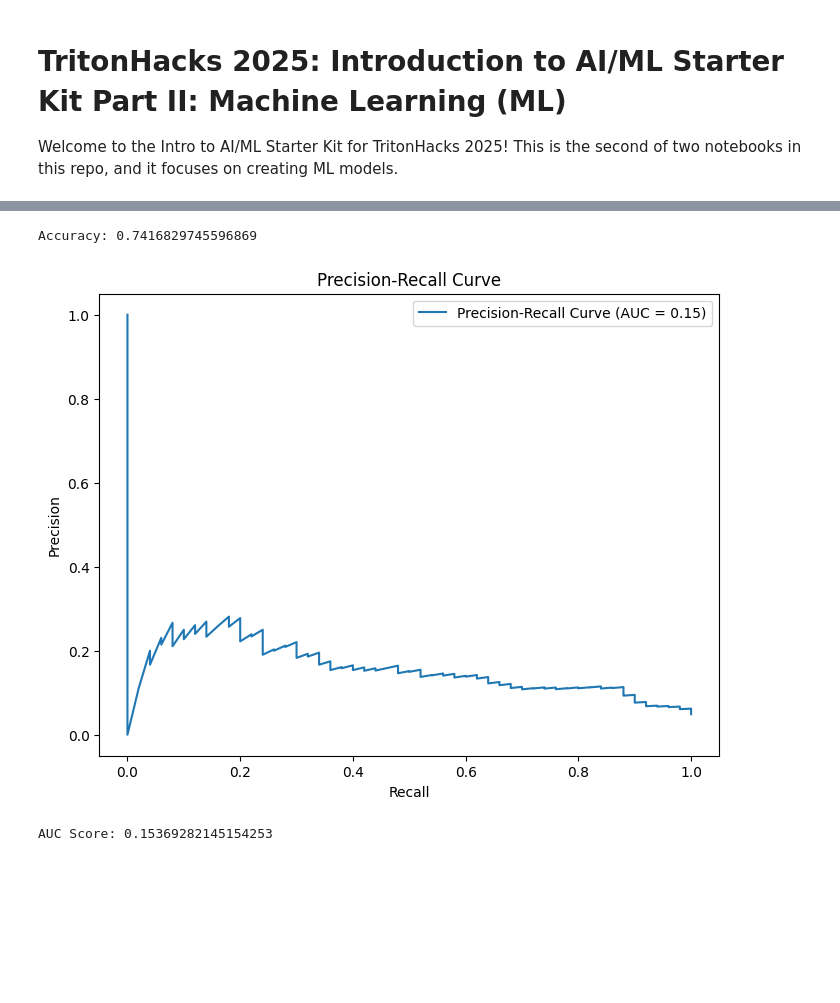
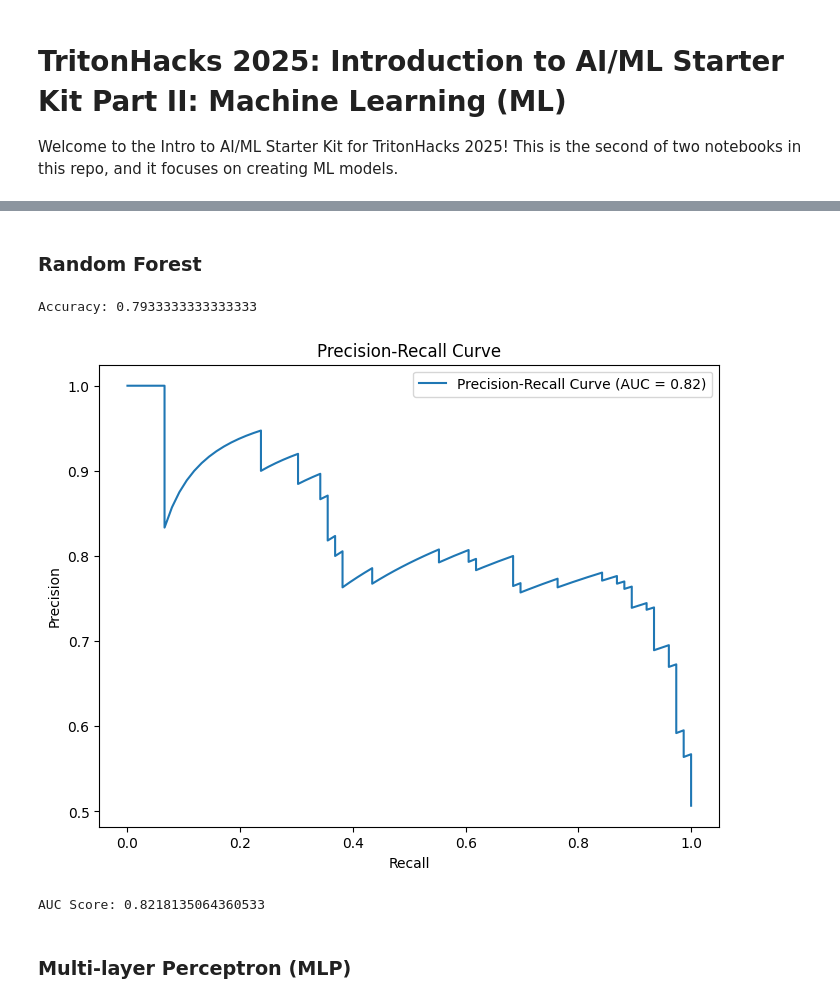
Before and after one commit to nick01as/AI-ML-starter-kit, a Jupyter notebook: ml.ipynb, the cells around one changed output, grey strips where cells are left out. Cells and saved outputs as stored; diff of their text form; code cells hidden in the pictures; blank space fills up the shorter version.

```diff
--- a/ml.ipynb
+++ b/ml.ipynb
@@ -29,10 +74,11 @@ Mounted at /content/drive
 # %%
-# One-hot encoding of Work
+# One-hot encoding
 
 one_hot = pd.get_dummies(
     df,
-    columns=['work_type', 'gender', 'smoking_status', 'Residence_type', 'ever_married'],
-    prefix=['work', 'gender', 'smoking', 'Residence', 'marriage']
+    columns=['gender', 'smoking_status'],
+    prefix=['gender', 'smoking']
 )
 df = one_hot
 df = df.fillna(df.median(numeric_only=True))
+df.head()
@@ -43,0 +101,11 @@ y = df["stroke"]
+# %%
+# Scaling dominant numeric features
+
+to_scale = ['age', 'avg_glucose_level', 'bmi']
+not_scaled = [col for col in X.columns if col not in to_scale]
+
+scaler = StandardScaler() # Z-score normalization
+scaled_part = scaler.fit_transform(X[to_scale])
+scaled_df = pd.DataFrame(scaled_part, columns=to_scale)
+
+X = pd.concat([scaled_df, X[not_scaled].reset_index(drop=True)], axis=1)
@@ -44,4 +117,8 @@ y = df["stroke"]
 # %%
 # Train-Test Spliting
+from imblearn.under_sampling import RandomUnderSampler
 
-X_train, X_test, y_train, y_test = train_test_split(X, y, test_size = 0.2, stratify = y, random_state = 0)
+rus = RandomUnderSampler(random_state=42)
+X_resampled, y_resampled = rus.fit_resample(X, y)
+
+X_train, X_test, y_train, y_test = train_test_split(X_resampled, y_resampled, test_size = 0.3, random_state = 0)
@@ -87,8 +187,10 @@ def precision_recall_score(X_data, y_data, model):
 # %%
 from sklearn.tree import DecisionTreeClassifier as DT
 
-dt = DT(max_depth = 5, random_state = 0, class_weight = {0:1, 1: 0.2})
+dt = DT(max_depth = 4, random_state = 42)
 dt.fit(X_train, y_train)
 accuracy = dt.score(X_test, y_test)
 print(f"Accuracy: {accuracy}")
+precision, recall, auc_score = precision_recall_score(X_test, y_test, dt)
+print(f'AUC Score: {auc_score}')
 # %% [output]
@@ -111,15 +211,19 @@ AUC Score: 0.1692056090125942
+# %% [markdown]
+### Random Forest
 # %%
 from sklearn.ensemble import RandomForestClassifier as RF
 
-rf = RF(n_estimators = 100, max_depth = 5, random_state = 0, class_weight = 'balanced')
+rf = RF(n_estimators = 100, max_depth = 4, random_state = 0)
 rf.fit(X_train, y_train)
 accuracy = rf.score(X_test, y_test)
 print(f"Accuracy: {accuracy}")
 
 precision, recall, auc_score = precision_recall_score(X_test, y_test, rf)
 print(f'AUC Score: {auc_score}')
 # %% [output]
-Accuracy: 0.7416829745596869
+Accuracy: 0.7933333333333333
-[figure, old version]
+[figure, new version]
-AUC Score: 0.15369282145154253
+AUC Score: 0.8218135064360533
+# %% [markdown]
+### Multi-layer Perceptron (MLP)
 # %%
```
Also changed, not shown: parts of 30 cells of this notebook.
